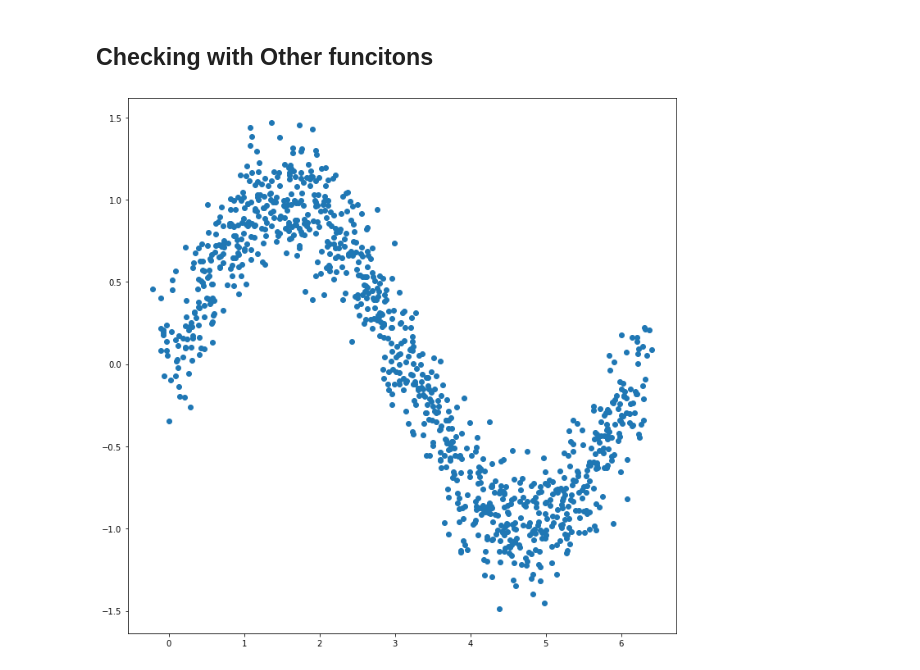
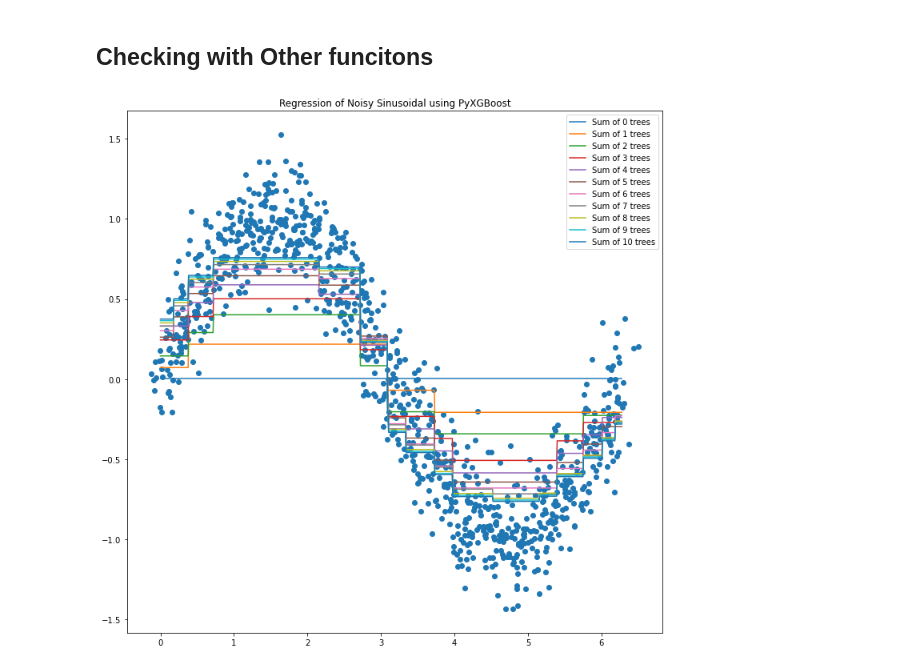
Before and after one commit to yuvalofek/py_xgboost, a Jupyter notebook: Py_XGBoost_.ipynb, the cells around one changed output. Saved outputs shown, nothing was run; the diff lists cells and outputs as text; code cells hidden in the pictures.

```diff
--- a/Py_XGBoost_.ipynb
+++ b/Py_XGBoost_.ipynb
@@ -31,5 +33,6 @@ class Node:
     self.value = value
     self.depth = depth
     self.gain = None
+    self.feature = -1
     self.left = None
     self.right = None
@@ -217,7 +335,6 @@ class XGBoost:
     # Loop over the trees, building them one at a time, and update the prediction each run
     for i in range(len(self.trees)):
       y_hat = self.predict(X, i)
-      x_sort, y_sort = zip(*sorted(zip(X, y_hat)))
       # How much y is left to learn:
       Y_ = [y-p for y,p in zip(Y,y_hat)]
       self.trees[i].fit(X,Y_,y_hat)
@@ -270,15 +387,25 @@ import numpy.random as npr
 # %%
 N = 1000
 X_clean = [val/N*math.pi*2 for val in range(0, N)]
 Y_clean = [math.sin(x) for x in X_clean]
 noise_y = list(npr.normal(size=N)*.2)
 noise_x = list(npr.normal(size=N)*.1)
 
 X = [x+n for x,n in zip(X_clean, noise_x)]
 Y = [y+n for y,n in zip(Y_clean, noise_y)]
+n_trees = 10
+tr = XGBoost(n_trees=n_trees, max_depth=2, lambd=1)
+tr.fit(X,Y)
+
 
 plt.figure(figsize=(12,12))
+#plt.plot(X_clean, tr.predict(X_clean), 'red')
+for i in range(n_trees+1):
+  plt.plot(X_clean, tr.predict(X_clean, i), label=f'Sum of {i} trees')
 plt.scatter(X, Y)
+plt.legend()
+plt.title('Regression of Noisy Sinusoidal using PyXGBoost')
+plt.savefig('./predicting_sin.png')
 plt.show()
 # %% [output]
-[figure, old version]
+[figure, new version]
```
Also changed, not shown: parts of 9 cells of this notebook.
